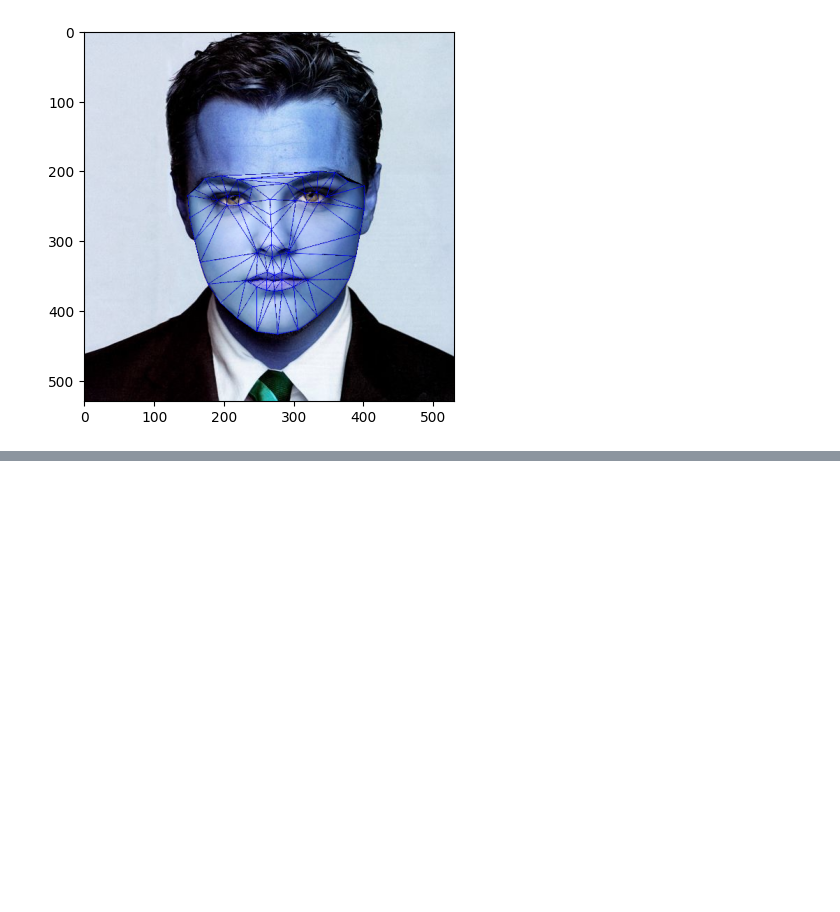
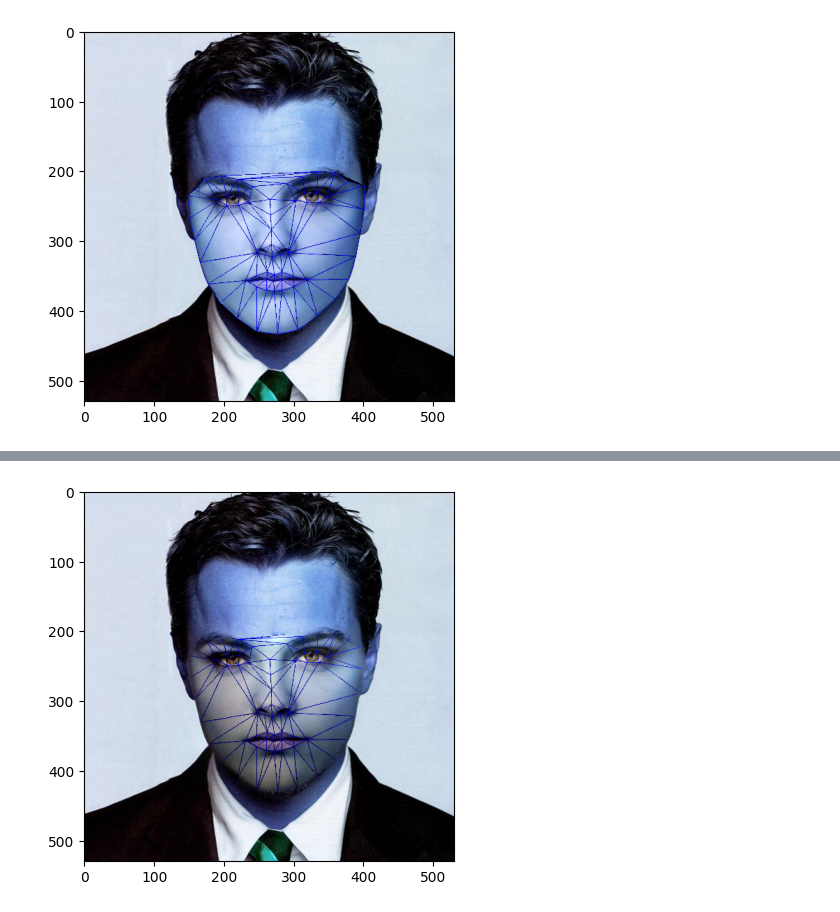
Before and after one commit to Bharathjpv/face_swap_app_python, a Jupyter notebook: face_swap.ipynb, the cells around one changed output, grey strips where cells are left out. Drawn from its saved outputs; the diff is of its cells as text; code cells hidden in the pictures; blank space fills up the shorter version.

```diff
--- a/face_swap.ipynb
+++ b/face_swap.ipynb
@@ -249,0 +250,5 @@ plt.imshow(seamlessclone);
+# %%
+seamlessclone2 = cv2.seamlessClone(result, img2, img2_head_mask, center_face, cv2.NORMAL_CLONE)
+plt.imshow(seamlessclone2);
+# %% [output]
+[figure, added]
```
Also changed, not shown: parts of 3 cells of this notebook, 1 other file.
